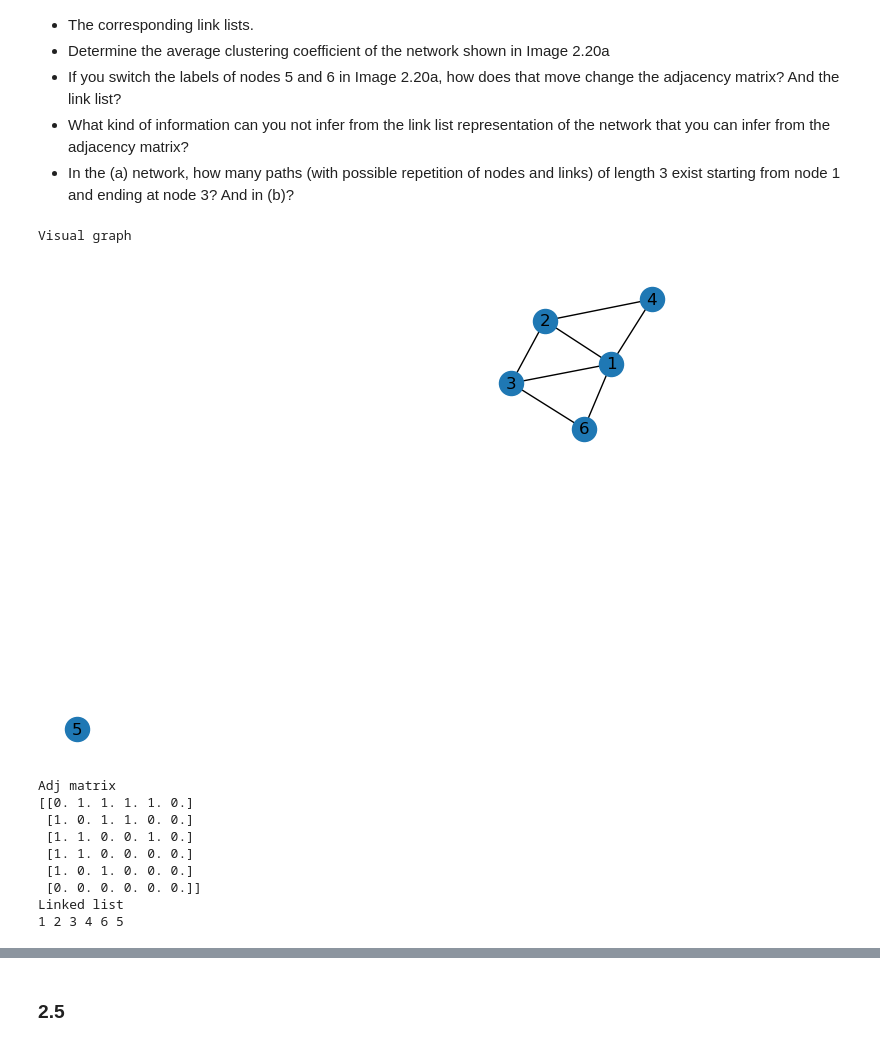
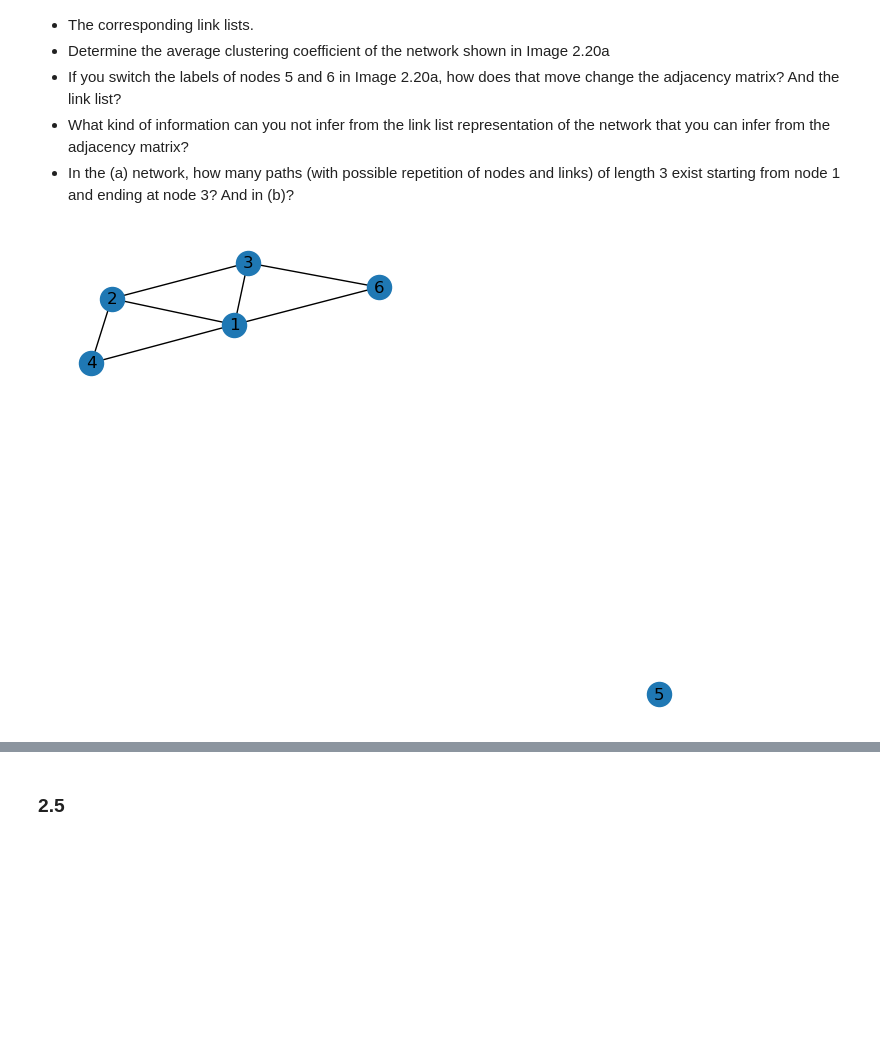
Before and after one commit to jereml99/socialgraphs2023, a Jupyter notebook: lectures/Week2.ipynb, the cells around one changed output, grey strips where cells are left out. Cells and saved outputs as stored; diff of their text form; code cells hidden in the pictures; blank space fills up the shorter version.

```diff
--- a/lectures/Week2.ipynb
+++ b/lectures/Week2.ipynb
@@ -179,36 +179,14 @@ plt.show()
 # %%
 import networkx as nx
 import matplotlib.pyplot as plt
 
-G = nx.Graph([(1, 2), (2, 3), (3, 1), (1, 4), (4, 2), (3, 6), (1, 6)])
-G.add_node(5)
+G231 = nx.Graph([(1, 2), (2, 3), (3, 1), (1, 4), (4, 2), (3, 6), (1, 6)])
+G231.add_node(5)
 
-print("Visual graph")
-
-nx.draw(G, with_labels=True)
+nx.draw(G231, with_labels=True)
 plt.show()
-
-print("Adj matrix")
-
-adj_matrix = nx.to_numpy_array(G)
-print(adj_matrix)
-
-print("Linked list")
-
-for node in list(G.nodes):
-    print(node, end=" ")
 # %% [output]
-Visual graph
-[figure, old version]
+[figure, new version]
-Adj matrix
-[[0. 1. 1. 1. 1. 0.]
- [1. 0. 1. 1. 0. 0.]
- [1. 1. 0. 0. 1. 0.]
- [1. 1. 0. 0. 0. 0.]
- [1. 0. 1. 0. 0. 0.]
- [0. 0. 0. 0. 0. 0.]]
-Linked list
-1 2 3 4 6 5
 # %%
 import networkx as nx
 import matplotlib.pyplot as plt
```
Also changed, not shown: parts of 13 cells of this notebook.
